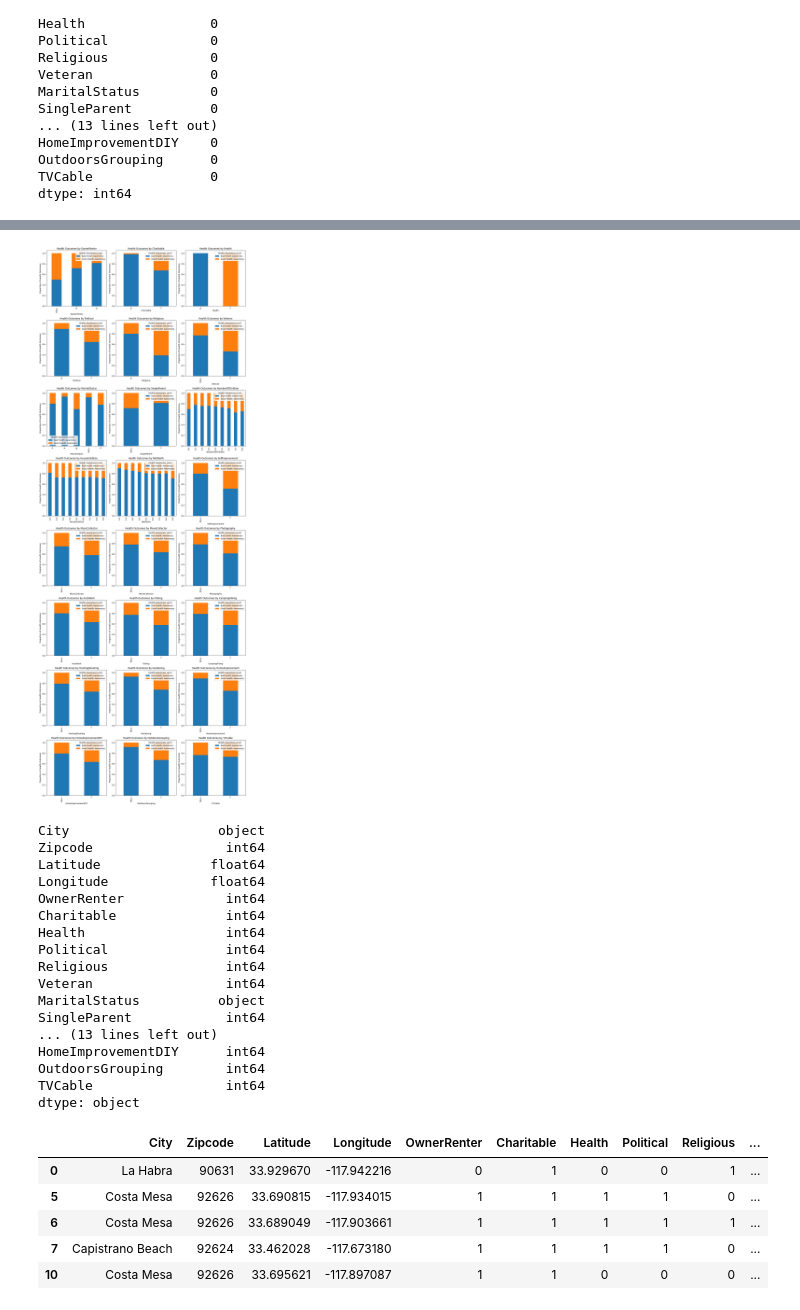
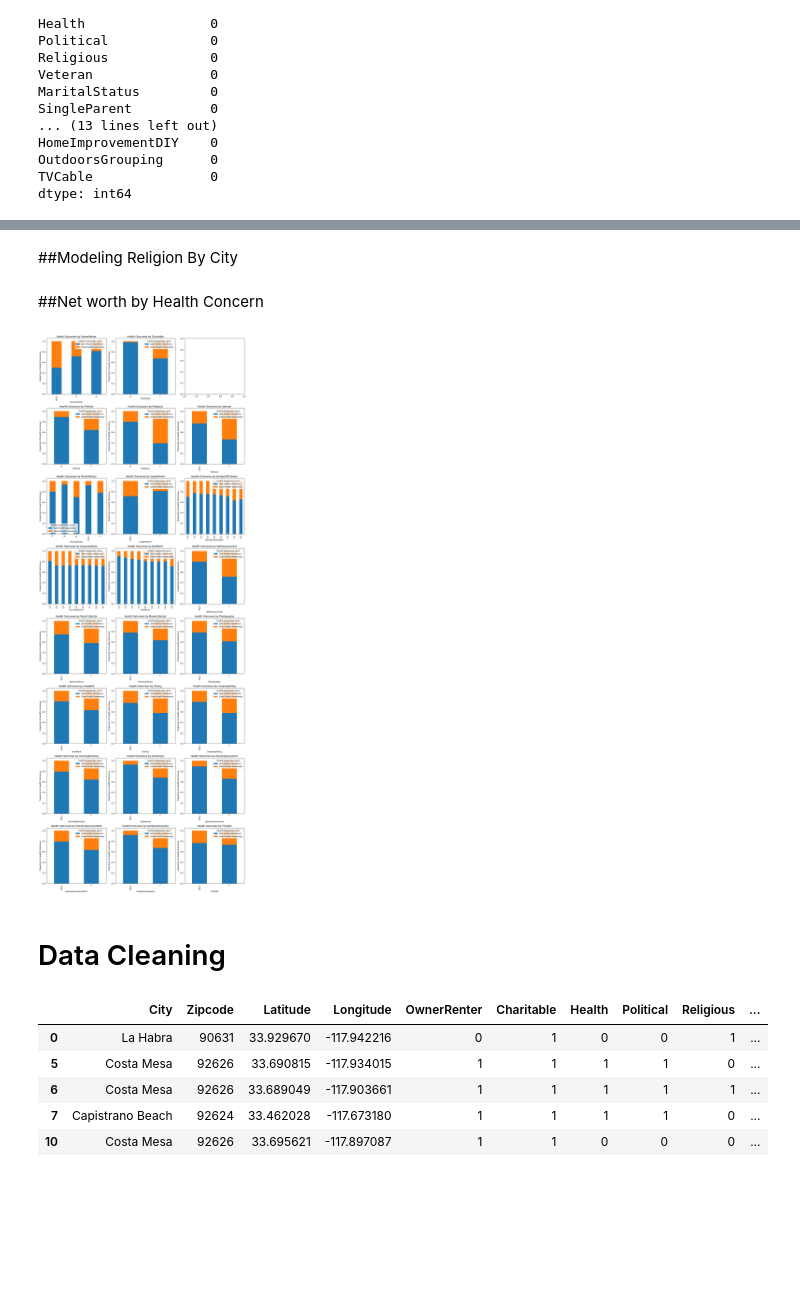
Before and after one commit to anonymous-himalayas/I-See-OC-Health, a Jupyter notebook: melissa.ipynb, the cells around one changed output, grey strips where cells are left out. Cells and saved outputs as stored; diff of their text form; code cells hidden in the pictures; blank space fills up the shorter version.

```diff
--- a/melissa.ipynb
+++ b/melissa.ipynb
@@ -22,2 +36,0 @@ zip_df = pd.read_csv('/content/drive/MyDrive/Datathon/IrvineHacks_ZipData/ZipDat
-# %%
-consumer_df = pd.read_csv('/Users/thientoanvu/Desktop/Datathon-Atlantis/Melissa/IrvineHacks_ConsumerData/ConsumerData.csv')
@@ -106,0 +165,30 @@ dtype: int64
+# %%
+
+
+orange_county = gpd.read_file('/content/drive/MyDrive/Datathon/City.shp')
+
+
+fig, ax = plt.subplots(figsize=(10, 10))
+colors = [color_grad(sum_and_count['prop'][city])  if city in sum_and_count.index else 'white' for city in orange_county['District']]
+
+orange_county.plot(ax=ax, color=colors, edgecolor='black')
+
+
+
+
+norm = mcolors.Normalize(vmin=0.29, vmax=0.8)
+cmap = plt.cm.get_cmap('RdPu_r').reversed()
+sm = plt.cm.ScalarMappable(cmap=cmap, norm=norm)
+sm.set_array([])
+
+ax.set_title('Orange County Health Advocacy ')
+
+
+for x, y, label in zip(orange_county.geometry.centroid.x, orange_county.geometry.centroid.y, orange_county['District']):
+    ax.text(x, y, label + ' '+ str('{:.1%}'.format(sum_and_count['prop'][label])) if label in sum_and_count.index else '', fontsize=8)
+
+
+cbar = plt.colorbar(sm, ax=ax, orientation='vertical', fraction=0.03, pad=0.03)
+cbar.set_label('Color Key')
+
+plt.show()
@@ -106,0 +198,2 @@ dtype: int64
+# %% [markdown]
+##Modeling Religion By City
@@ -106,0 +261,2 @@ dtype: int64
+# %% [markdown]
+##Net worth by Health Concern
@@ -107,53 +281,37 @@ dtype: int64
 # %%
 consumer_df_new_2 = consumer_df_new_1.drop(columns = ['City', 'Longitude', 'Latitude', 'Zipcode'])
 consumer_df_new_2 = consumer_df_new_2.replace({-1: 'NULL'})
 
 def plot_binary_health_relations(df, columns):
     # Determine the layout of the subplots
     num_columns = len(columns)
     num_rows = int(np.ceil(num_columns / 3))  # Adjust the number of rows here as needed
     fig, axes = plt.subplots(num_rows, 3, figsize=(15, 5 * num_rows))
     axes = axes.flatten()  # Flatten the axes array for easy iteration
 
     for i, column in enumerate(columns):
+      if column != 'Health':
         health_proportions = df.groupby(column)['Health'].value_counts(normalize=True).unstack()
         health_proportions.plot(kind='bar', stacked=True, ax=axes[i])
         axes[i].set_title(f'Health Outcomes by {column}')
         axes[i].set_xlabel(column)
         axes[i].set_ylabel('Proportion of Health Outcomes')
         axes[i].legend(title='Health Awareness Level', labels=['Bad Health Awareness', 'Good Health Awareness'])
 
     plt.tight_layout()
     plt.show()
 
 # Example usage:
 columns = consumer_df_new_2.columns.tolist()
 plot_binary_health_relations(consumer_df_new_2, columns)
 # %% [output]
-[figure, old version]
+[figure, new version]
+# %% [markdown]
+# Data Cleaning
 # %%
 consumer_df_new_1['OwnerRenter'] = consumer_df_new_1['OwnerRenter'].apply(lambda x:1 if x == 'O' else 0).astype(int)
 # %%
 consumer_df_new_1.replace({'Y':1, 'N':0}, inplace=True)
-consumer_df_new_1.dtypes
-# %% [output]
-City                   object
-Zipcode                 int64
-Latitude              float64
-Longitude             float64
-OwnerRenter             int64
-Charitable              int64
-Health                  int64
-Political               int64
-Religious               int64
-Veteran                 int64
-MaritalStatus          object
-SingleParent            int64
-... (13 lines left out)
-HomeImprovementDIY      int64
-OutdoorsGrouping        int64
-TVCable                 int64
-dtype: object
 # %%
 consumer_df_new_1['Zipcode'] = consumer_df_new_1['Zipcode'].astype(str)
 # %%
```
Also changed, not shown: parts of 26 cells of this notebook.
